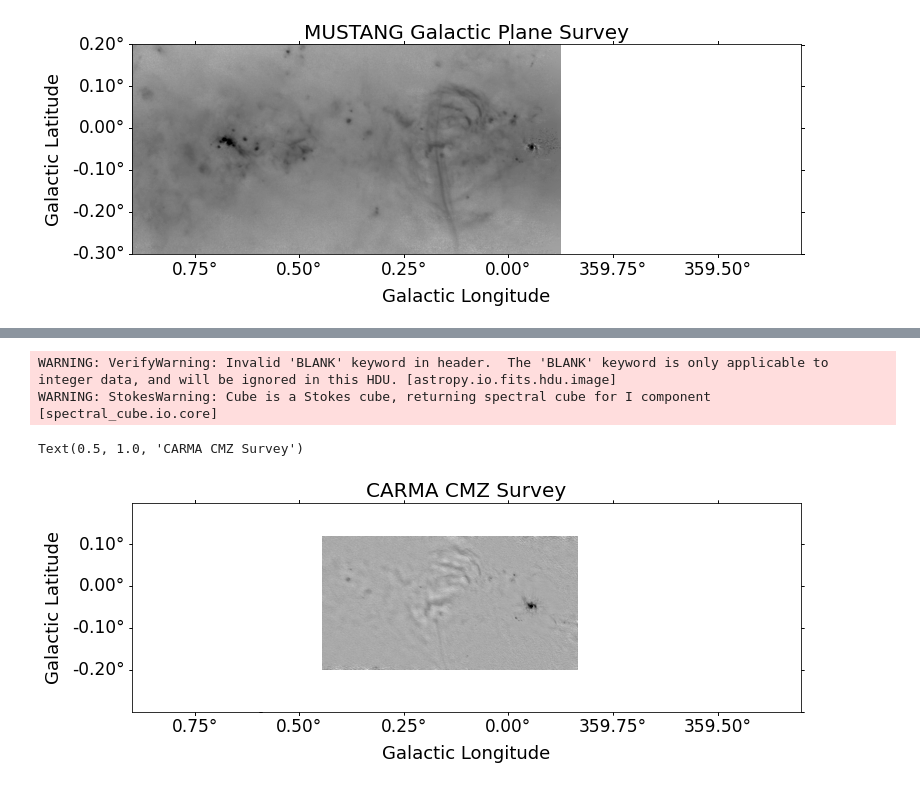
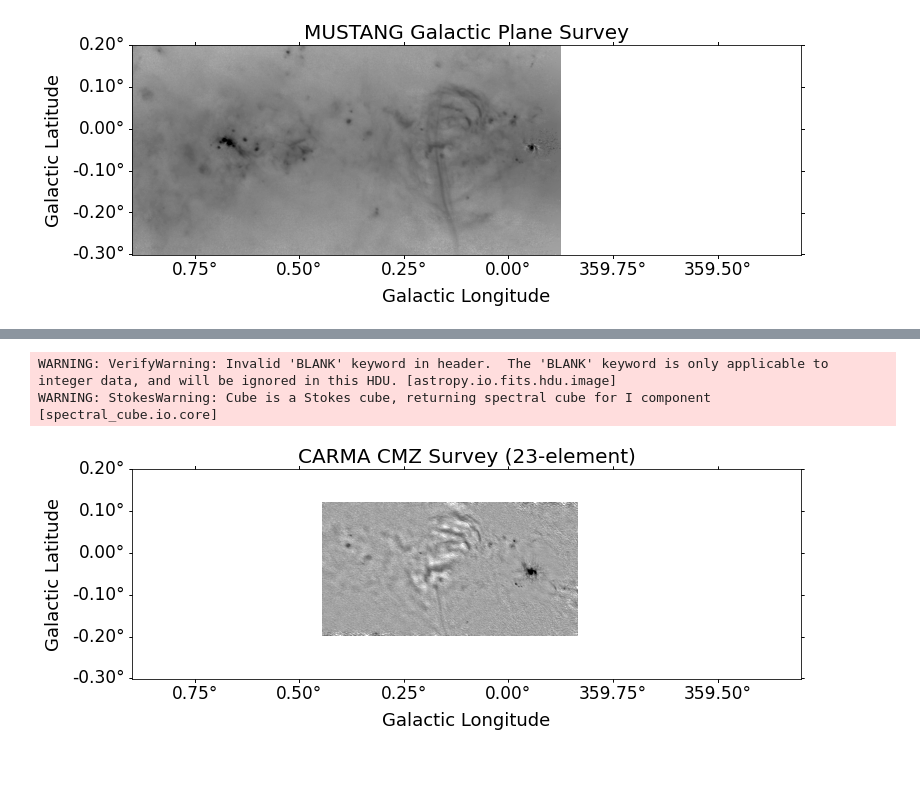
Before and after one commit to keflavich/CMZDataSetVisualizations, a Jupyter notebook: CMZ_Overview_3mmcontinuum.ipynb, the cells around one changed output, grey strips where cells are left out. Saved outputs shown, nothing was run; the diff lists cells and outputs as text; code cells hidden in the pictures.

```diff
--- a/CMZ_Overview_3mmcontinuum.ipynb
+++ b/CMZ_Overview_3mmcontinuum.ipynb
@@ -24,19 +24,20 @@ from spectral_cube import SpectralCube, Projection
 from astropy import units as u
 # %%
 def finalize(ax):
-    ll = ax.wcs.world_to_pixel_values(-0.7, -0.3)
-    ur = ax.wcs.world_to_pixel_values(0.9, 0.2)
+    ll = ax.wcs.world_to_pixel_values(-0.7, -0.301)
+    ur = ax.wcs.world_to_pixel_values(0.9, 0.201)
     ax.axis([ur[0], ll[0], ll[1], ur[1]])
     ax.coords['glon'].set_axislabel('Galactic Longitude', fontsize=18)
     ax.coords['glat'].set_axislabel('Galactic Latitude', fontsize=18)
     ax.coords['glon'].set_major_formatter('d.dd')
     ax.coords['glat'].set_major_formatter('d.dd')
     ax.coords['glon'].set_ticks(spacing=0.25*u.deg)
+    ax.coords['glat'].set_ticks(spacing=0.1*u.deg)
     ax.coords['glon'].set_ticklabel(fontsize=17)
     ax.coords['glat'].set_ticklabel(fontsize=17)
 # %%
 def show(cube, max_percent=99.99, min_percent=0, stretch='asinh'):
-    pl.figure(figsize=(12,12))
+    pl.figure(figsize=(12,6))
     ax = pl.subplot(projection=cube.wcs.celestial)
     ax.imshow(cube[0].value,
               norm=vis.simple_norm(cube[0].value,
@@ -83,9 +93,10 @@ pl.savefig("MUSTANG_NoPlanck.png")
 # %%
-show(SpectralCube.read('/orange/adamginsburg/cmz/carma/gc_carma15%2b8_continuum.fits'))
-pl.title("CARMA CMZ Survey", fontsize=20)
+show(SpectralCube.read('/orange/adamginsburg/cmz/carma/gc_carma15%2b8_continuum.fits'),
+     min_percent=0.1, max_percent=99.95, stretch='asinh')
+pl.title("CARMA CMZ Survey (23-element)", fontsize=20)
+pl.savefig("CARMA_23.png", bbox_inches='tight')
 # %% [output]
 WARNING: VerifyWarning: Invalid 'BLANK' keyword in header.  The 'BLANK' keyword is only applicable to integer data, and will be ignored in this HDU. [astropy.io.fits.hdu.image]
 WARNING: StokesWarning: Cube is a Stokes cube, returning spectral cube for I component [spectral_cube.io.core]
-Text(0.5, 1.0, 'CARMA CMZ Survey')
-[figure, old version]
+[figure, new version]
 # %%
```
Also changed, not shown: parts of 8 cells of this notebook.
